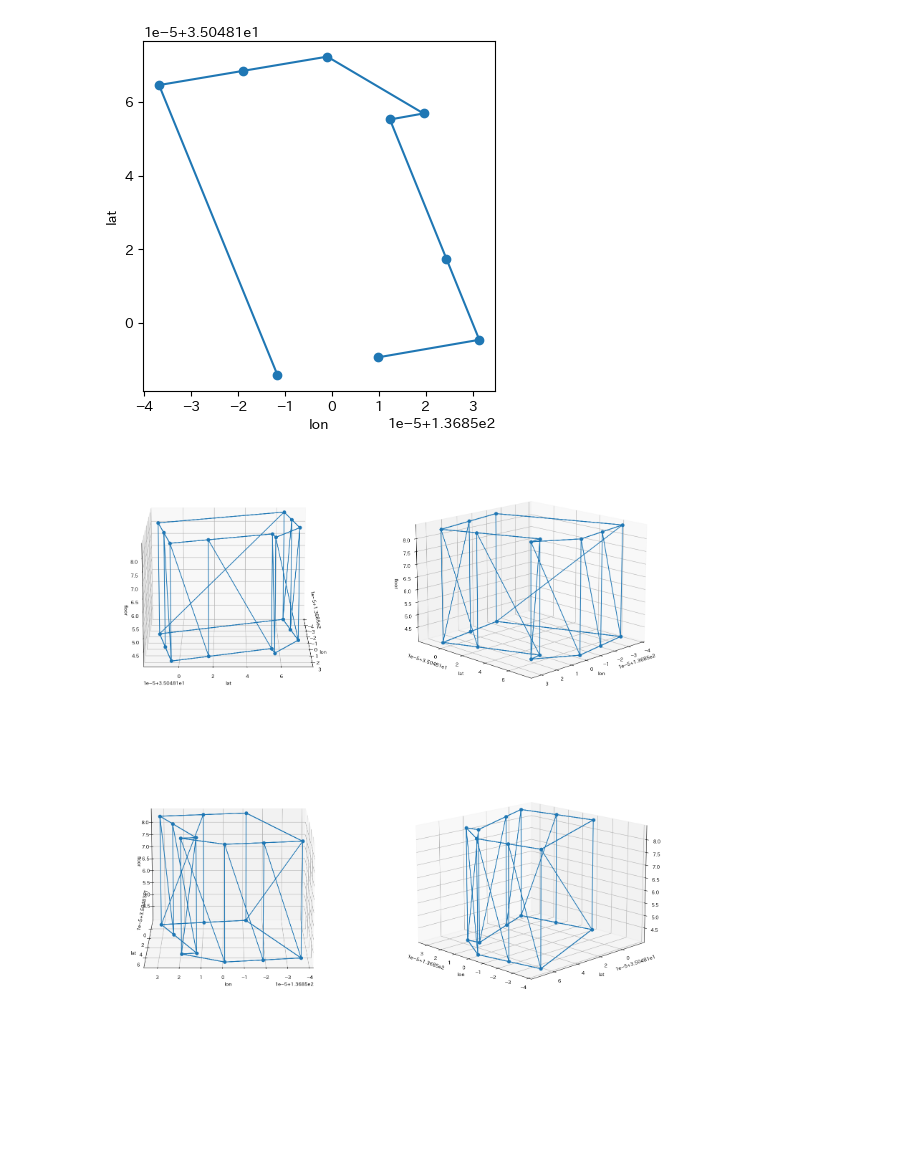
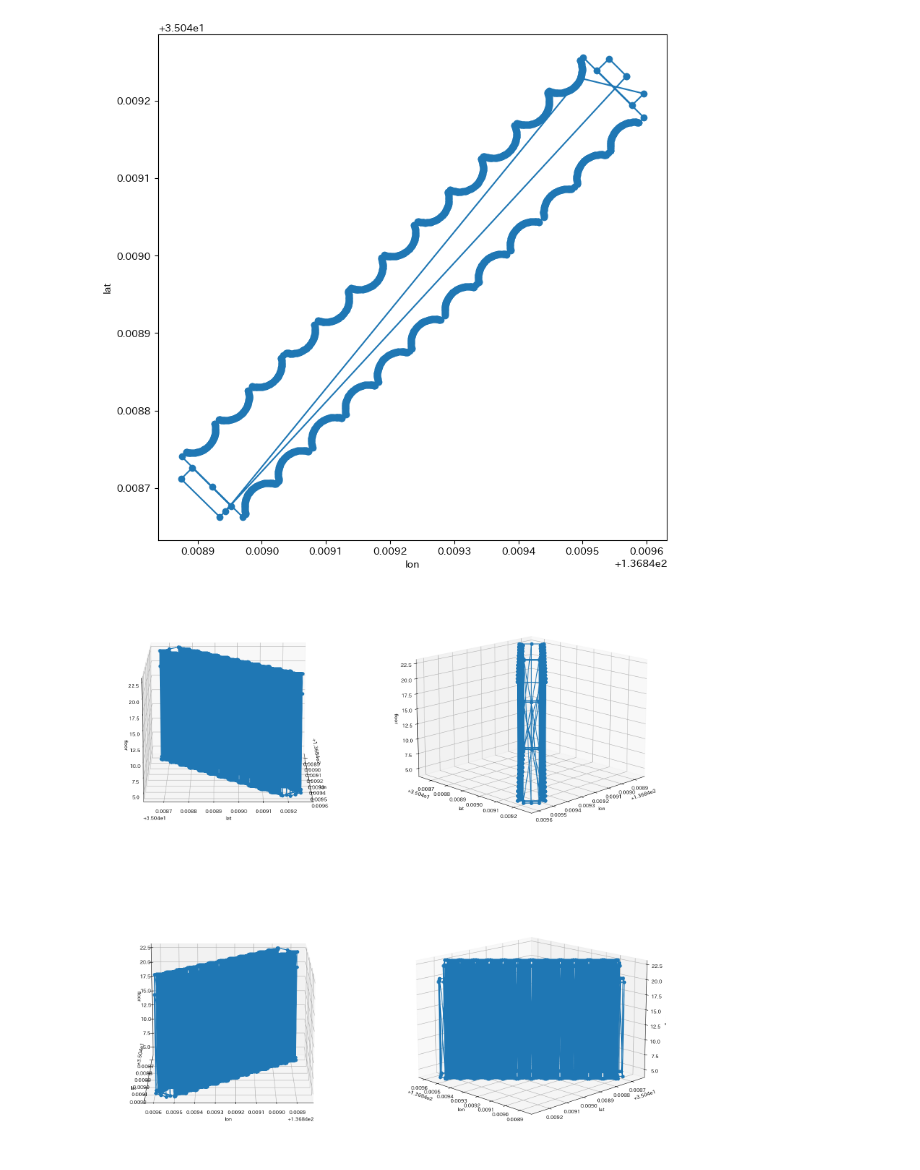
Before and after one commit to kanakanho/city-gml-python, a Jupyter notebook: src/floor.ipynb, the cells around one changed output. Cells and saved outputs as stored; diff of their text form; code cells hidden in the pictures; blank space fills up the shorter version.

```diff
--- a/src/floor.ipynb
+++ b/src/floor.ipynb
@@ -8,27 +13,40 @@ from matplotlib import cm
+# %%
+# 読み込み
+file_path = "../output/52364657_bldg_6697_op/building/bldg_7cdc129f-3693-4fde-baf7-af6a7fa13d8c.csv"
+
+# df にする
+df = pd.read_csv(file_path)
+
+# lod ごとに分ける "lod" = 0 , 1
+lod_0_df = df[df['lod'] == 0]
+lod_1_df = df[df['lod'] == 1]
+
+# 最初の値をコピーして最後の値に追加
+lod_0_df = pd.concat([lod_0_df, lod_0_df.iloc[0:1, :]], axis=0)
+lod_1_df = pd.concat([lod_1_df, lod_1_df.iloc[0:1, :]], axis=0)
 # %%
-df = pd.read_csv('../building/floor.csv')
-
 # lat と lon で散布図を描く
-fig = plt.figure(figsize=(10, 10))
+fig = plt.figure(figsize=(20, 20))
 ax = fig.add_subplot(2, 2, 1)
-ax.plot(df['lon'], df['lat'], 'o-')
+ax.plot(lod_0_df['lon'], lod_0_df['lat'], 'o-')
 ax.set_xlabel('lon')
 ax.set_ylabel('lat')
 plt.show()
 # %% [output]
-[figure, old version]
+[figure, new version]
 # %%
-df = pd.read_csv('../building/3d.csv')
+# %matplotlib notebook
 
 # lat と lon で散布図を描く
 fig = plt.figure(figsize=(20, 20))
 for i in range(4):
     ax = fig.add_subplot(2, 2, i+1, projection='3d')
-    ax.plot(df['lon'], df['lat'],df['height'], 'o-')
+    ax.plot(lod_1_df['lon'], lod_1_df['lat'],lod_1_df['height'], 'o-')
+
     ax.set_xlabel('lon')
     ax.set_ylabel('lat')
     ax.set_zlabel('floor')
     ax.view_init(azim=0+i*45, elev=15)
 plt.show()
 # %% [output]
-[figure, old version]
+[figure, new version]
```
Also changed, not shown: parts of 3 cells of this notebook, 3 other files.
